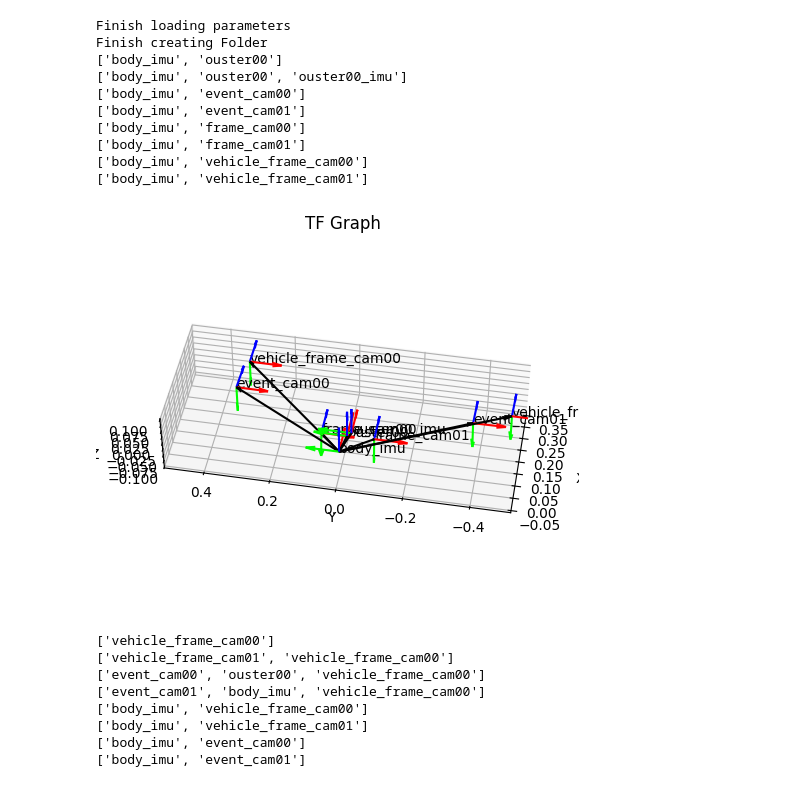
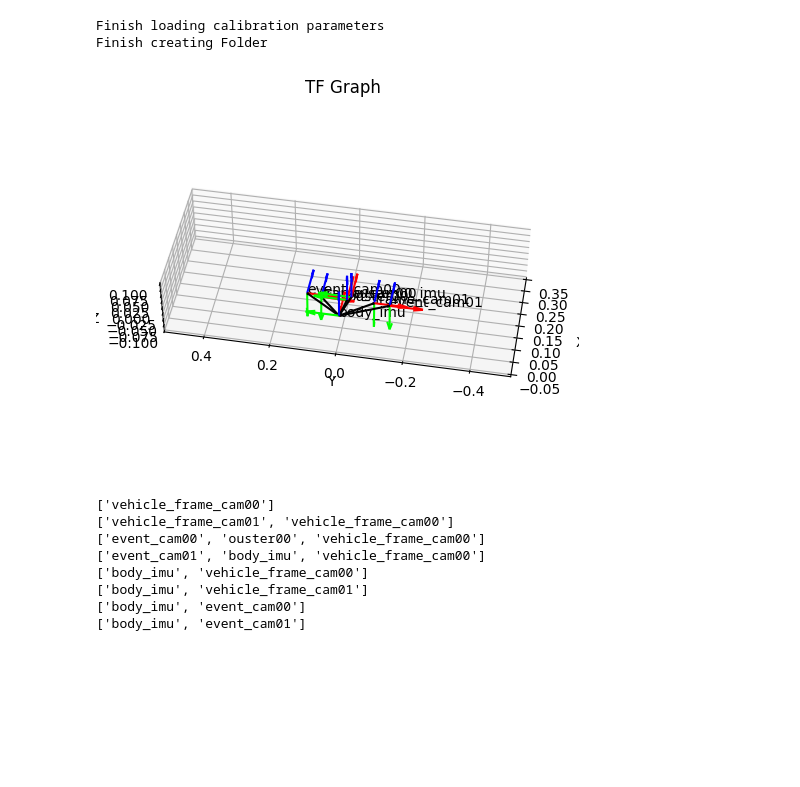
Before and after one commit to fusionportable/fusionportable_dataset_tools, a Jupyter notebook: src/write_data_to_kitti360.ipynb, the cells around one changed output. Drawn from its saved outputs; the diff is of its cells as text; code cells hidden in the pictures; blank space fills up the shorter version.

```diff
--- a/src/write_data_to_kitti360.ipynb
+++ b/src/write_data_to_kitti360.ipynb
@@ -6,8 +6,8 @@ from data_loader.file_writer import FileWriter
 from cfg.dataset.cfg_sequence import dataset_sequence_calib_used_dict
 from tools.utils import *
 
-platform = 'vehicle'
-sequence_name = 'vehicle_campus00'
+platform = 'handheld'
+sequence_name = 'handheld_room00'
 algorithm = 'fastlio2'
 
 ##### Set up the output data path
@@ -44,44 +44,37 @@ elif algorithm == 'fastlio2':
 int_ext_loader = IntrinsicExtrinsicLoader(is_print=False)
 int_ext_loader.load_calibration(calib_path=calib_path, sensor_frameid_dict=dataset_sensor_frameid_dict)
 print('Finish loading calibration parameters')
 
 data_path = os.path.join(dataset_path, sequence_name, 'raw_data')
 alg_result_path = os.path.join(dataset_path, sequence_name, 'algorithm_result')
 file_loader = FileLoader()
 file_writer = FileWriter()
 
 ##### Create the output data path
 flag = os.system('mkdir -p '+ os.path.join(kitti360_path, 'calibration'))
 flag = os.system('mkdir -p '+ os.path.join(kitti360_path, 'ouster00_undistort/points/data'))
 flag = os.system('mkdir -p '+ os.path.join(kitti360_path, 'ouster00/points/data'))
 if platform == 'vehicle':
   flag = os.system('mkdir -p '+ os.path.join(kitti360_path, 'vehicle_frame_cam00/image/data'))
   flag = os.system('mkdir -p '+ os.path.join(kitti360_path, 'vehicle_frame_cam01/image/data'))
 else:
   flag = os.system('mkdir -p '+ os.path.join(kitti360_path, 'frame_cam00/image/data'))
   flag = os.system('mkdir -p '+ os.path.join(kitti360_path, 'frame_cam01/image/data'))
 flag = os.system('mkdir -p '+ os.path.join(kitti360_path, 'event_cam00/image/data'))
 flag = os.system('mkdir -p '+ os.path.join(kitti360_path, 'event_cam00/event/data'))
 flag = os.system('mkdir -p '+ os.path.join(kitti360_path, 'event_cam01/image/data'))
 flag = os.system('mkdir -p '+ os.path.join(kitti360_path, 'event_cam01/event/data'))
 flag = os.system('mkdir -p '+ os.path.join(kitti360_path, 'odometry_alg'))
-flag = os.system('mkdir -p '+ os.path.join(kitti360_path, 'camera_odometry_alg'))
+if algorithm == 'r3live':
+  flag = os.system('mkdir -p '+ os.path.join(kitti360_path, 'camera_odometry_alg'))
 print('Finish creating Folder')
 
 ##### Visualize TF-tree
 int_ext_loader.tf_graph.visualize_graph()
 # %% [output]
-Finish loading parameters
+Finish loading calibration parameters
 Finish creating Folder
-['body_imu', 'ouster00']
-['body_imu', 'ouster00', 'ouster00_imu']
-['body_imu', 'event_cam00']
-['body_imu', 'event_cam01']
-['body_imu', 'frame_cam00']
-['body_imu', 'frame_cam01']
-['body_imu', 'vehicle_frame_cam00']
-['body_imu', 'vehicle_frame_cam01']
-[figure, old version]
+[figure, new version]
 # %%
 ##### Save calibration files according to KITTI format
 calib_file_path = os.path.join(kitti360_path, 'calibration', 'perspective.txt')
```
Also changed, not shown: 1 other file.
